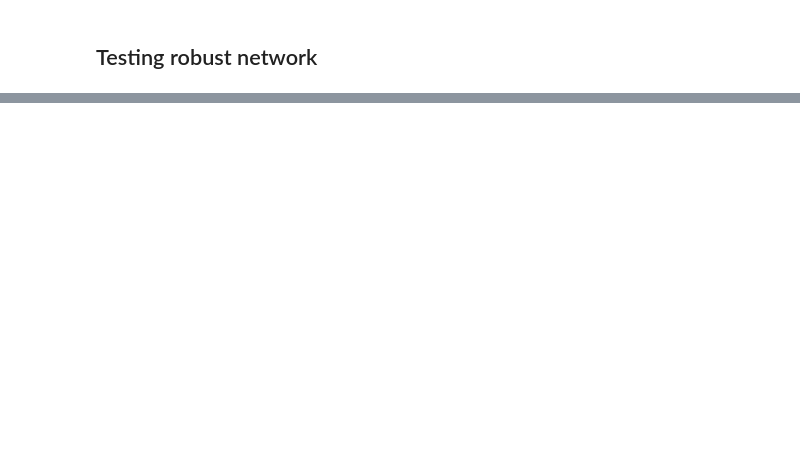
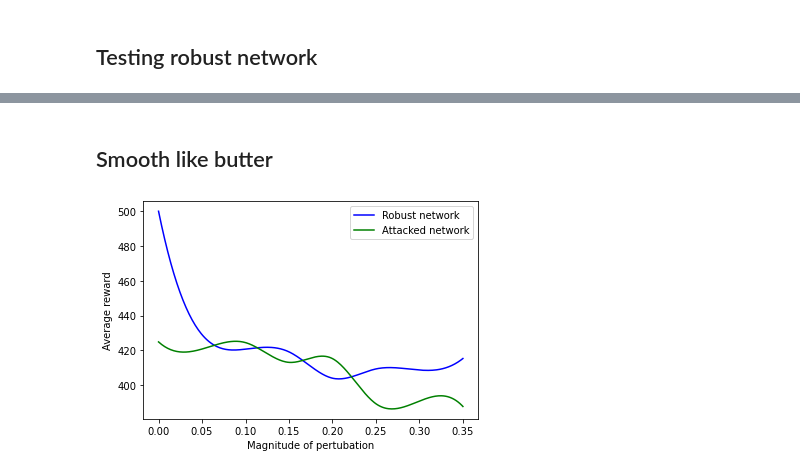
Before and after one commit to Jackkert/robustDRL, a Jupyter notebook: DQN_attacked_and_defended.ipynb, the cells around one changed output, grey strips where cells are left out. Drawn from its saved outputs; the diff is of its cells as text; code cells hidden in the pictures; blank space fills up the shorter version.

```diff
--- a/DQN_attacked_and_defended.ipynb
+++ b/DQN_attacked_and_defended.ipynb
@@ -13,7 +13,7 @@ env = gym.make('CartPole-v1')
 observation_space = env.observation_space.shape[0]
 action_space = env.action_space.n
 
-EPISODES = 300
+EPISODES = 500
 EPISODES_TEST = int(EPISODES/2)
 LEARNING_RATE = 0.0001
 MEM_SIZE = 10000
@@ -22,7 +22,7 @@ GAMMA = 0.95
 EXPLORATION_MAX = 1.0
 EXPLORATION_DECAY = 0.999
 EXPLORATION_MIN = 0.001
-EPSILON_PERT = 0.05
+
 
 FC1_DIMS = 1024
 FC2_DIMS = 512
@@ -269,31 +267,27 @@ best_reward = 0
 average_reward = 0
 episode_number = []
 average_reward_number = []
+# EPSILON_PERT_TRAIN = [0.05,0.1,0.15,0.2] #Use later for training with different eps
+EPSILON_PERT = 0.05
+
 
 for i in range(1, EPISODES):
     state = env.reset()
     score = 0
     while True:
-        action, q_values = agent_robust.choose_action(state)
+        pert_state = attack_FGSM(state, EPSILON_PERT)
+        action, q_values = agent_robust.choose_action(pert_state)
         state_, reward, done, info = env.step(action)
 
 #         if score % 1 == 0 and not(isinstance(q_values,float)):
-#             next_q_values = agent_robust.network(state_.to(DEVICE).float()).detach()
-#             loss = agent_robust.network.loss(q_values, next_q_values)
+#             next_q_values = agent.network(state_.to(DEVICE).float()).detach()
+#             q_target = reward + GAMMA * next_q_values * done
+#             loss = agent.network.loss(q_values, q_target)
 #             gradient_sign = torch.autograd.grad(loss,state,retain_graph=True)[0].sign()
-#             state = state + gradient_sign * 0.15
-#             action, q_values = agent_robust.choose_action(state)
+#             state = state + gradient_sign * EPSILON_PERT
+#             action, q_values = agent.choose_action(state)
 #             state_, reward, done, info = env.step(action)
-
-        if score % 1 == 0 and not(isinstance(q_values,float)):
-            next_q_values = agent.network(state_.to(DEVICE).float()).detach()
-            q_target = reward + GAMMA * next_q_values * done
-            loss = agent.network.loss(q_values, q_target)
-            gradient_sign = torch.autograd.grad(loss,state,retain_graph=True)[0].sign()
-            state = state + gradient_sign * EPSILON_PERT
-            action, q_values = agent.choose_action(state)
-            state_, reward, done, info = env.step(action)
-            did_pertubate += 1
+#             did_pertubate += 1
 
 
         agent_robust.memory.add(state, action, reward, state_, done)
@@ -413,0 +403,18 @@ Episode 149 Average Reward 32.8255033557047 Best Reward 252.0 Last Reward 35.0 E
+# %% [markdown]
+## Smooth like butter
+# %%
+from scipy.interpolate import make_interp_spline, BSpline
+plt.figure(2)
+smooth_eps = np.linspace(epsilons_attacks.min(), epsilons_attacks.max(), 300)
+spl = make_interp_spline(epsilons_attacks,average_reward_number_robust , k=3)
+smooth_rewards_robust = spl(smooth_eps)
+plt.plot(smooth_eps, smooth_rewards_robust, "-b", label = "Robust network")
+spl_2 = make_interp_spline(epsilons_attacks,average_reward_number_attacked , k=3)
+smooth_rewards_attacked = spl_2(smooth_eps)
+plt.plot(smooth_eps, smooth_rewards_attacked, "-g", label = "Attacked network")
+plt.legend()
+plt.xlabel("Magnitude of pertubation")
+plt.ylabel("Average reward")
+plt.show()
+# %% [output]
+[figure, added]
```
Also changed, not shown: parts of 11 cells of this notebook.
